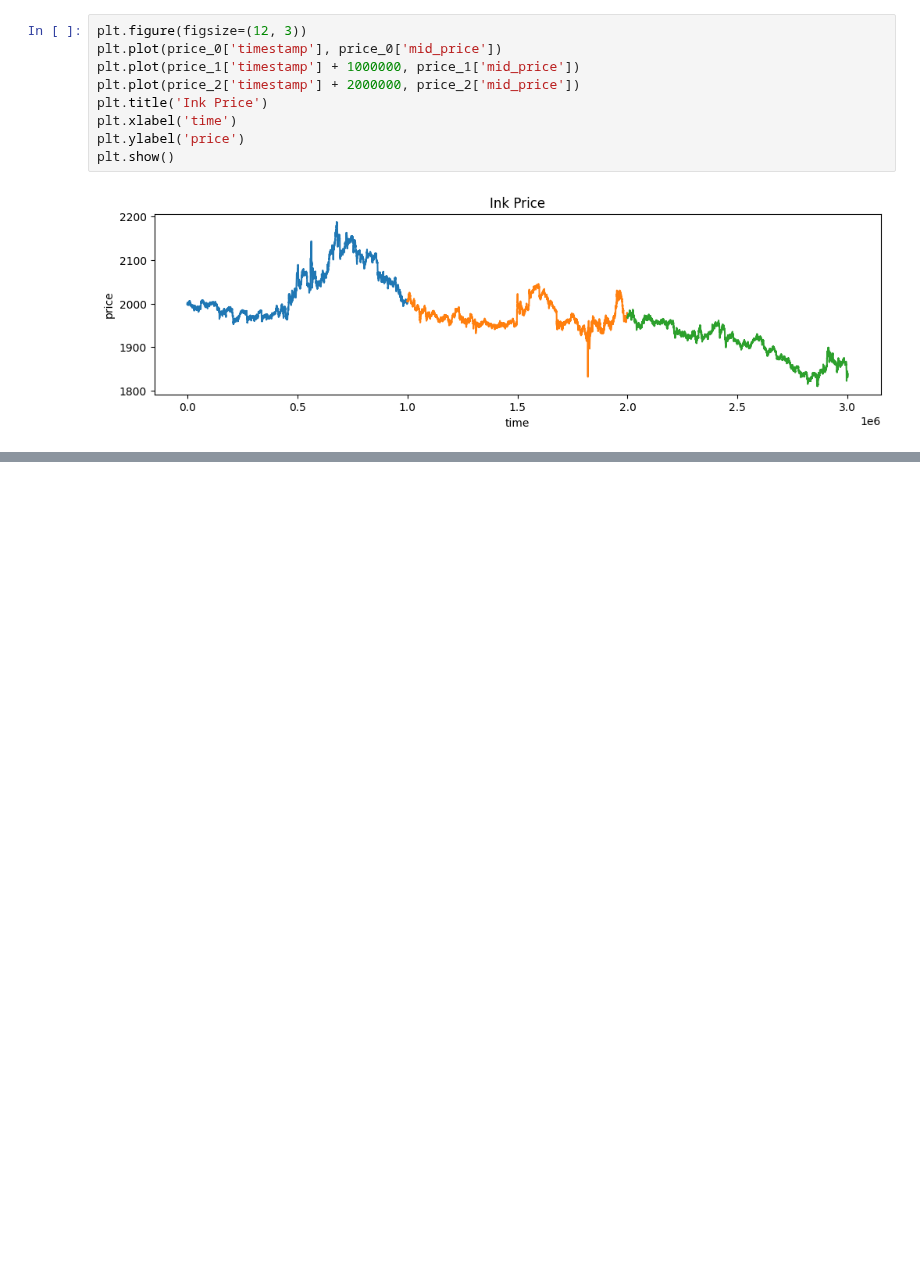
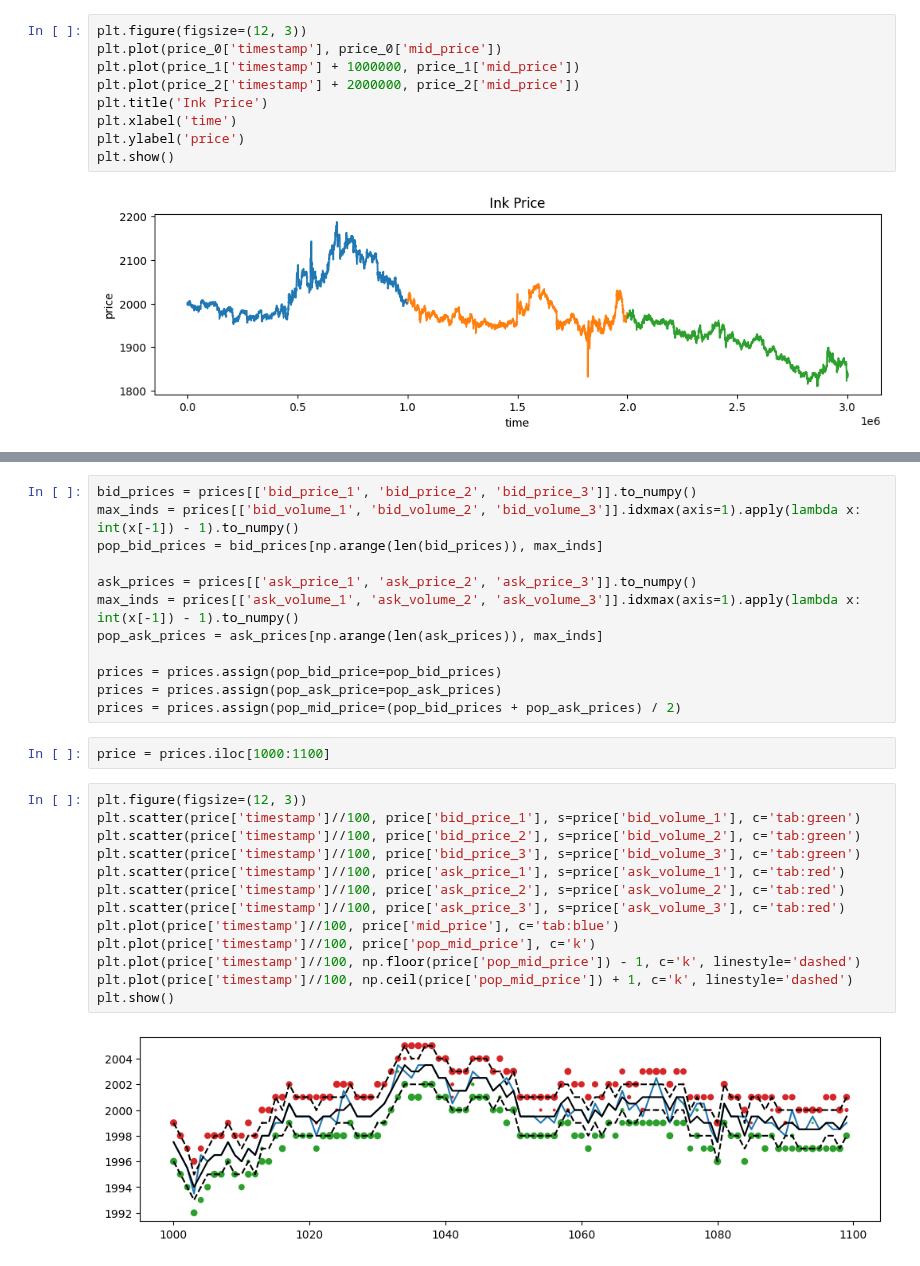
Before and after one commit to aemilani/imc-prosperity-3, a Jupyter notebook: notebooks/ink.ipynb, the cells around one changed output, grey strips where cells are left out. Saved outputs shown, nothing was run; the diff lists cells and outputs as text; blank space fills up the shorter version.

```diff
--- a/notebooks/ink.ipynb
+++ b/notebooks/ink.ipynb
@@ -41,0 +58,29 @@ plt.show()
+# %%
+bid_prices = prices[['bid_price_1', 'bid_price_2', 'bid_price_3']].to_numpy()
+max_inds = prices[['bid_volume_1', 'bid_volume_2', 'bid_volume_3']].idxmax(axis=1).apply(lambda x: int(x[-1]) - 1).to_numpy()
+pop_bid_prices = bid_prices[np.arange(len(bid_prices)), max_inds]
+
+ask_prices = prices[['ask_price_1', 'ask_price_2', 'ask_price_3']].to_numpy()
+max_inds = prices[['ask_volume_1', 'ask_volume_2', 'ask_volume_3']].idxmax(axis=1).apply(lambda x: int(x[-1]) - 1).to_numpy()
+pop_ask_prices = ask_prices[np.arange(len(ask_prices)), max_inds]
+
+prices = prices.assign(pop_bid_price=pop_bid_prices)
+prices = prices.assign(pop_ask_price=pop_ask_prices)
+prices = prices.assign(pop_mid_price=(pop_bid_prices + pop_ask_prices) / 2)
+# %%
+price = prices.iloc[1000:1100]
+# %%
+plt.figure(figsize=(12, 3))
+plt.scatter(price['timestamp']//100, price['bid_price_1'], s=price['bid_volume_1'], c='tab:green')
+plt.scatter(price['timestamp']//100, price['bid_price_2'], s=price['bid_volume_2'], c='tab:green')
+plt.scatter(price['timestamp']//100, price['bid_price_3'], s=price['bid_volume_3'], c='tab:green')
+plt.scatter(price['timestamp']//100, price['ask_price_1'], s=price['ask_volume_1'], c='tab:red')
+plt.scatter(price['timestamp']//100, price['ask_price_2'], s=price['ask_volume_2'], c='tab:red')
+plt.scatter(price['timestamp']//100, price['ask_price_3'], s=price['ask_volume_3'], c='tab:red')
+plt.plot(price['timestamp']//100, price['mid_price'], c='tab:blue')
+plt.plot(price['timestamp']//100, price['pop_mid_price'], c='k')
+plt.plot(price['timestamp']//100, np.floor(price['pop_mid_price']) - 1, c='k', linestyle='dashed')
+plt.plot(price['timestamp']//100, np.ceil(price['pop_mid_price']) + 1, c='k', linestyle='dashed')
+plt.show()
+# %% [output]
+[figure, added]
```
Also changed, not shown: parts of 70 cells of this notebook, 1 other file.
